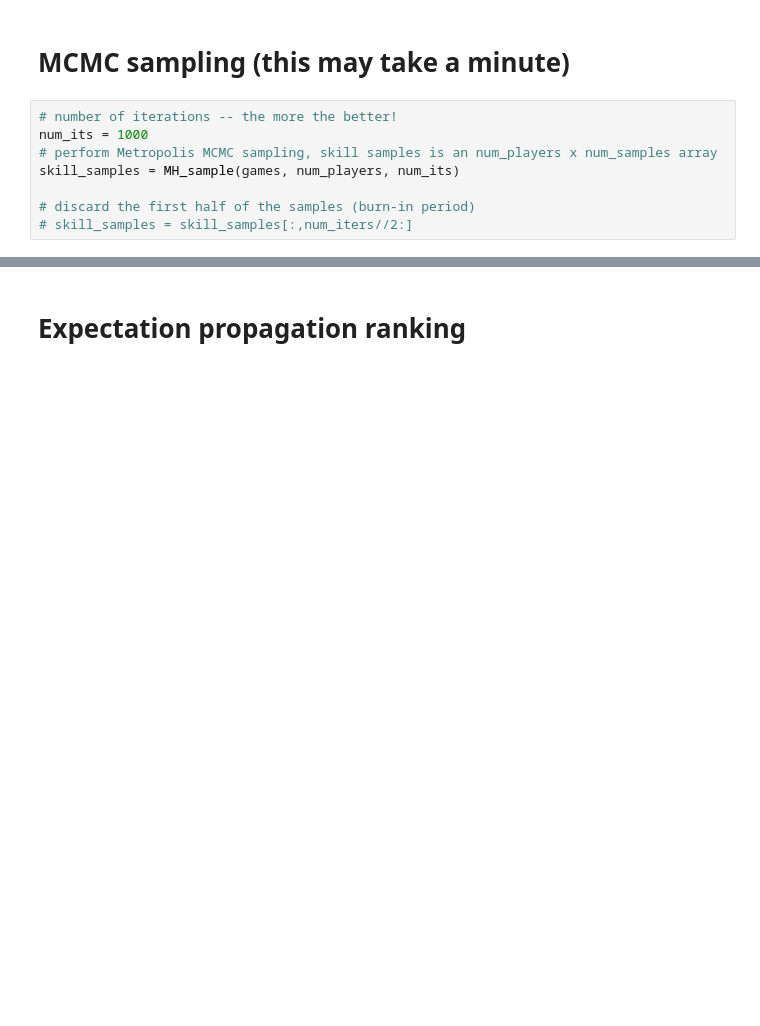
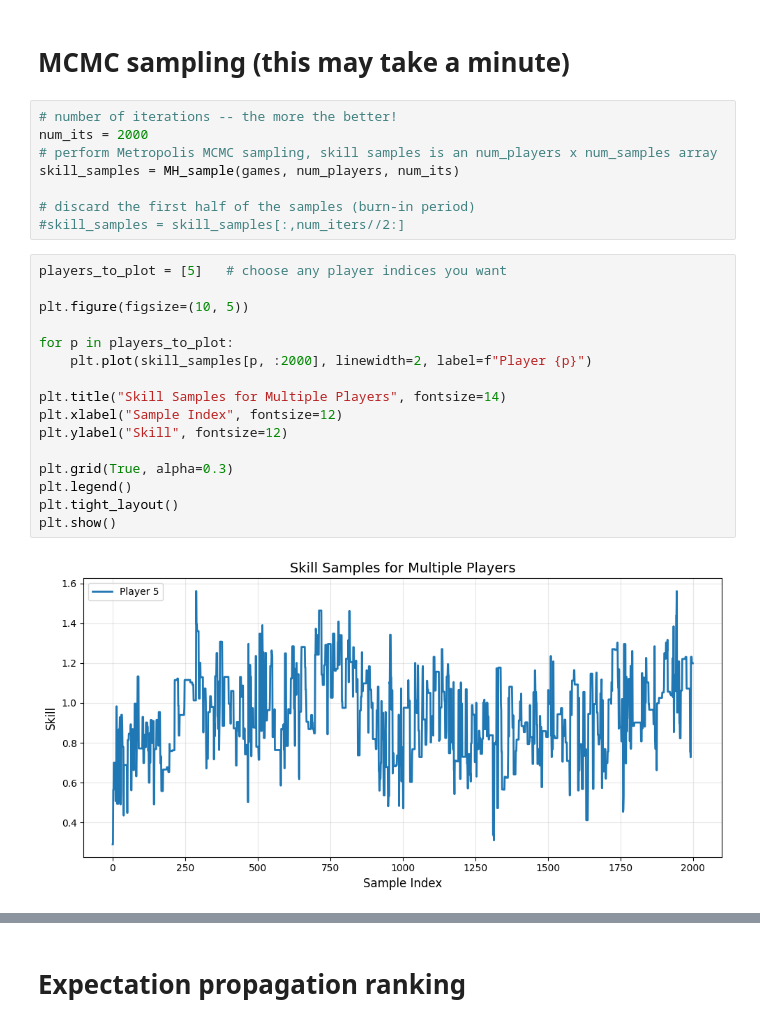
Before and after one commit to dt536/4F13-CW2, a Jupyter notebook: coursework2.ipynb, the cells around one changed output, grey strips where cells are left out. Drawn from its saved outputs; the diff is of its cells as text; blank space fills up the shorter version.

```diff
--- a/coursework2.ipynb
+++ b/coursework2.ipynb
@@ -34,12 +34,30 @@ num_games = games.shape[0]
 # MCMC sampling (this may take a minute)
 # %%
 # number of iterations -- the more the better!
-num_its = 1000
+num_its = 2000
 # perform Metropolis MCMC sampling, skill samples is an num_players x num_samples array
 skill_samples = MH_sample(games, num_players, num_its)
 
 # discard the first half of the samples (burn-in period)
-# skill_samples = skill_samples[:,num_iters//2:]
+#skill_samples = skill_samples[:,num_iters//2:]
+# %%
+players_to_plot = [5]   # choose any player indices you want
+
+plt.figure(figsize=(10, 5))
+
+for p in players_to_plot:
+    plt.plot(skill_samples[p, :2000], linewidth=2, label=f"Player {p}")
+
+plt.title("Skill Samples for Multiple Players", fontsize=14)
+plt.xlabel("Sample Index", fontsize=12)
+plt.ylabel("Skill", fontsize=12)
+
+plt.grid(True, alpha=0.3)
+plt.legend()
+plt.tight_layout()
+plt.show()
+# %% [output]
+[figure, added]
 # %%
 # plotting the autocorrelation function for player i
 i = 5
```
Also changed, not shown: parts of 13 cells of this notebook, 3 other files.
